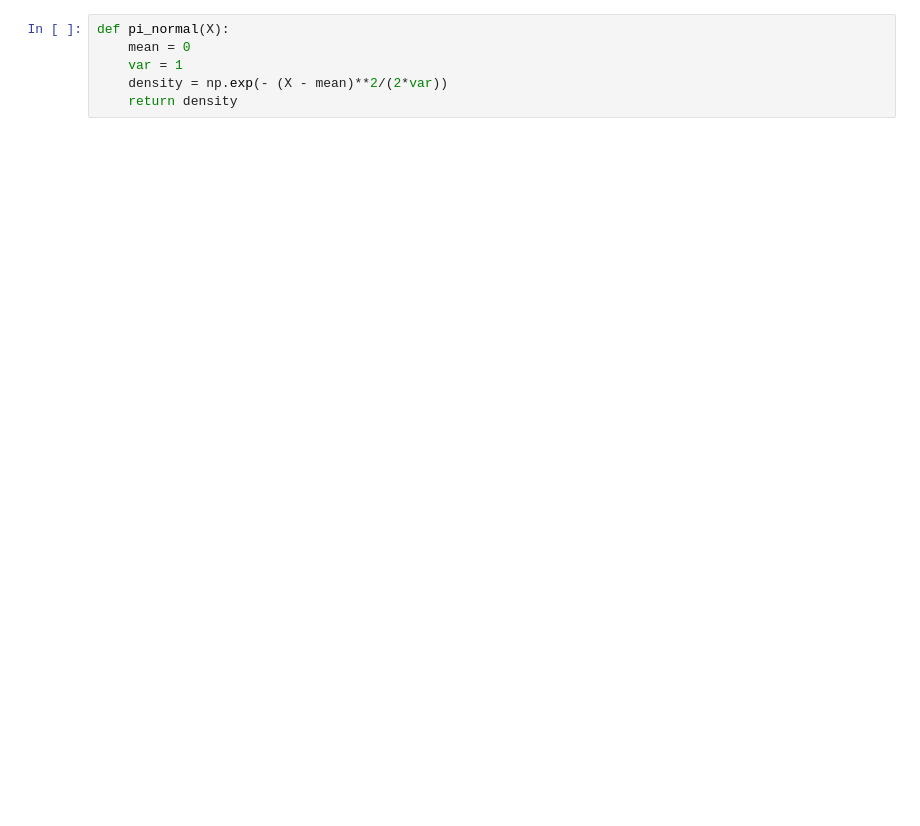
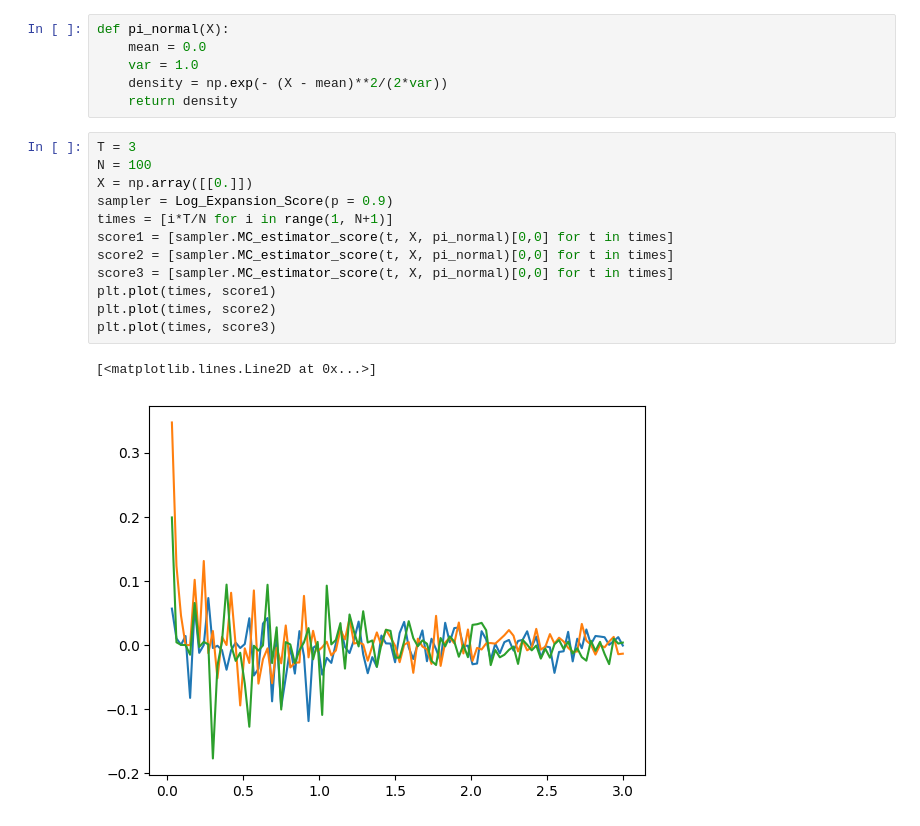
Before and after one commit to JaironHenrique/MC_Diffusion, a Jupyter notebook: sampler_by_mc_score_unbiased.ipynb, the cells around one changed output. Cells and saved outputs as stored; diff of their text form; blank space fills up the shorter version.

```diff
--- a/sampler_by_mc_score_unbiased.ipynb
+++ b/sampler_by_mc_score_unbiased.ipynb
@@ -110,7 +124,22 @@ class Log_Expansion_Score(Score_Sampler):
 # %%
 def pi_normal(X):
-    mean = 0
-    var = 1
+    mean = 0.0
+    var = 1.0
     density = np.exp(- (X - mean)**2/(2*var))
     return density
+# %%
+T = 3
+N = 100
+X = np.array([[0.]])
+sampler = Log_Expansion_Score(p = 0.9)
+times = [i*T/N for i in range(1, N+1)]
+score1 = [sampler.MC_estimator_score(t, X, pi_normal)[0,0] for t in times]
+score2 = [sampler.MC_estimator_score(t, X, pi_normal)[0,0] for t in times]
+score3 = [sampler.MC_estimator_score(t, X, pi_normal)[0,0] for t in times]
+plt.plot(times, score1)
+plt.plot(times, score2)
+plt.plot(times, score3)
+# %% [output]
+[<matplotlib.lines.Line2D at 0x...>]
+[figure, added]
 # %%
```
Also changed, not shown: parts of 10 cells of this notebook.
